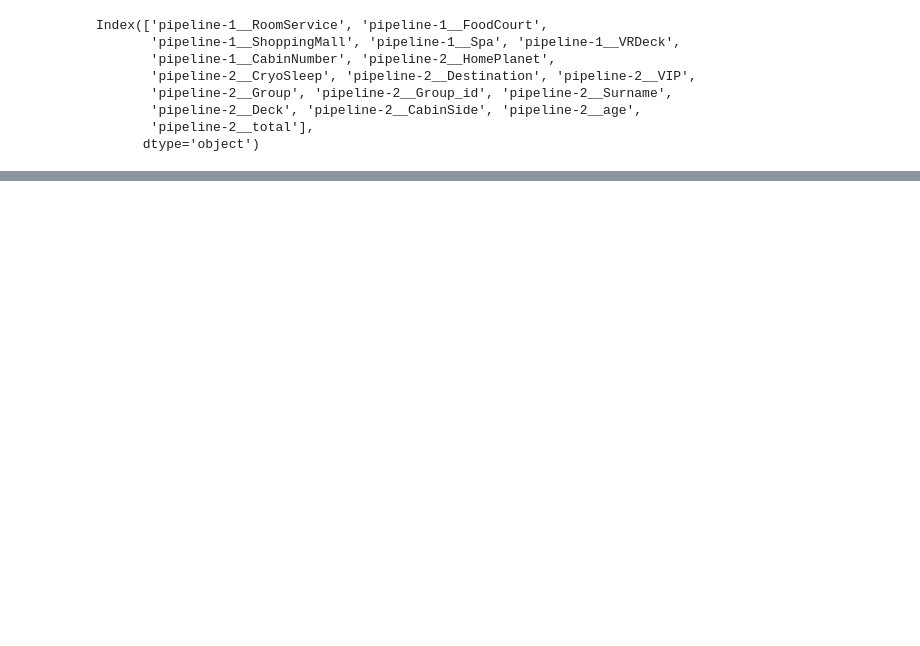
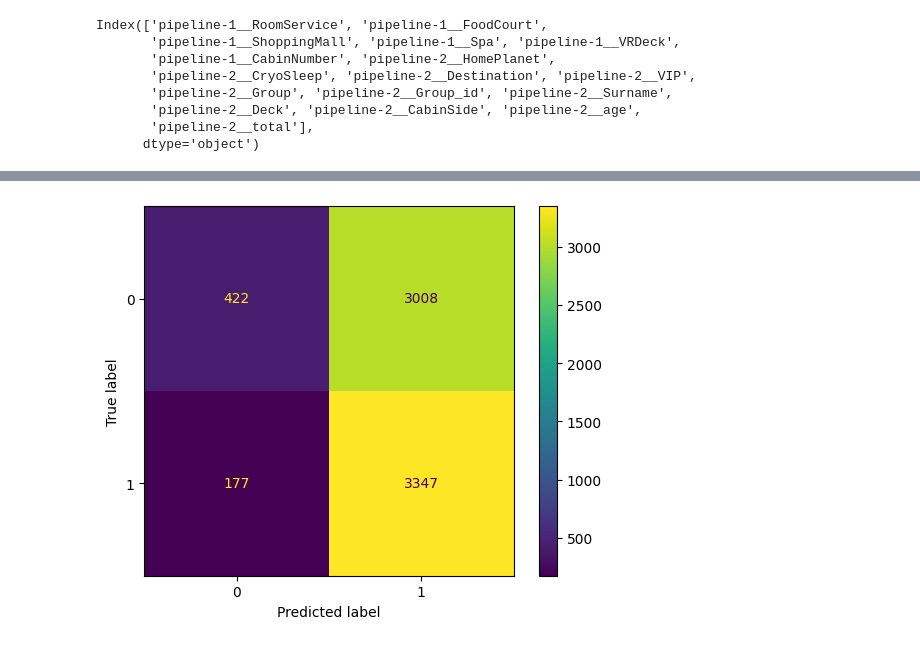
Before and after one commit to JoaoAnt42/FAA_TitanicSpace, a Jupyter notebook: 2_FAA_models.ipynb, the cells around one changed output, grey strips where cells are left out. Saved outputs shown, nothing was run; the diff lists cells and outputs as text; code cells hidden in the pictures; blank space fills up the shorter version.

Commit message:
models

```diff
--- a/2_FAA_models.ipynb
+++ b/2_FAA_models.ipynb
@@ -100,9 +101,12 @@ print('SVC Accuracy',cross_val_score(svc2_best,X_train.values, y_train.values.ra
 # %%
 from sklearn.metrics import ConfusionMatrixDisplay
-
-y_pred = cross_val_predict(svc_best, X_train, y_train, cv=3)
+from sklearn.model_selection import cross_val_predict
+svc2_best = SVC(kernel="poly", degree=7, C=11)
+y_pred = cross_val_predict(svc2_best, X_train, y_train, cv=3)
 ConfusionMatrixDisplay.from_predictions(y_train, y_pred)
 plt.show()
+# %% [output]
+[figure, added]
 # %%
 from sklearn.metrics import precision_recall_curve
 #Precision vs Recall Trade Of
```
Also changed, not shown: parts of 36 cells of this notebook, 9 other files.
